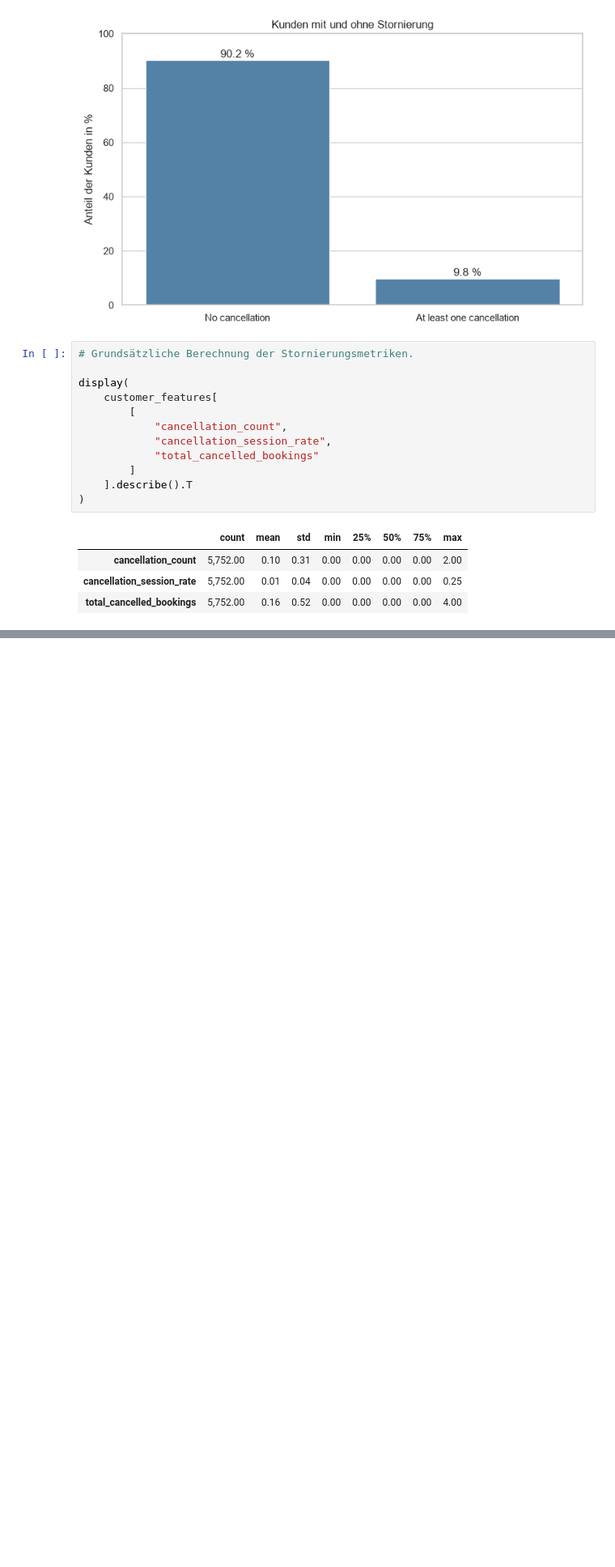
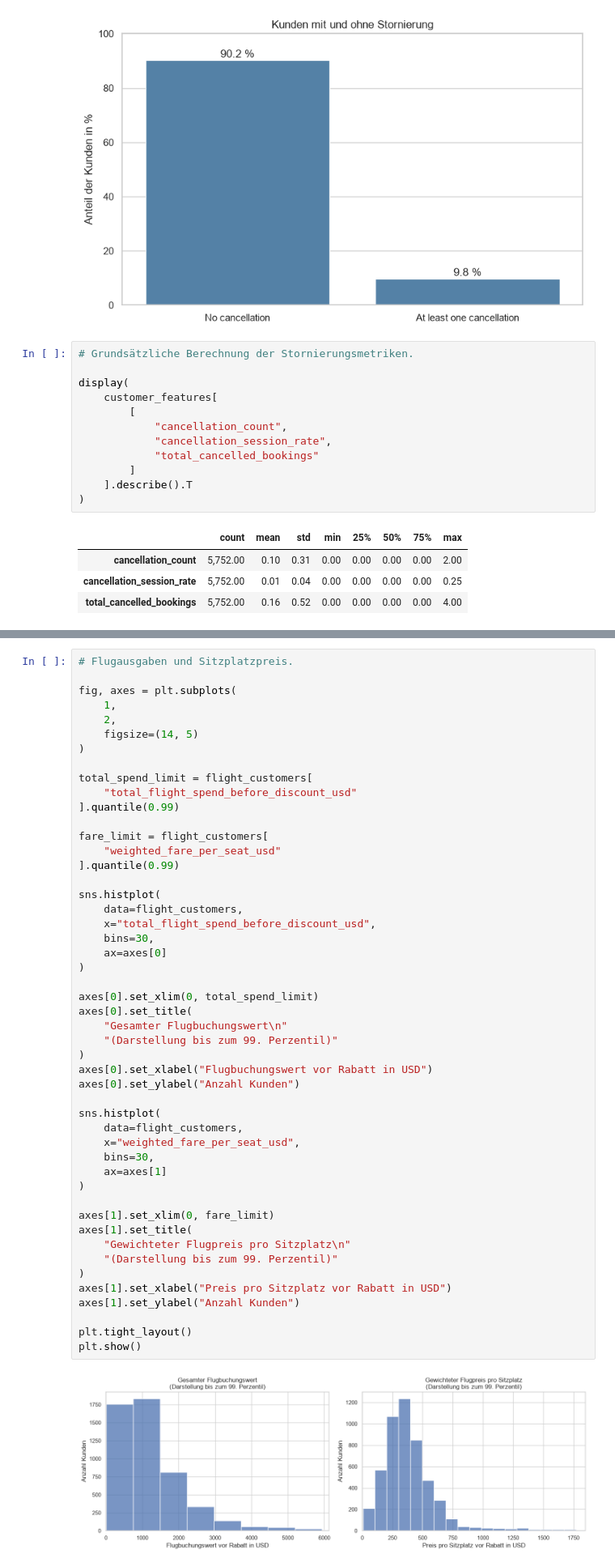
Before and after one commit to norawinkler/traveltide-customer-segmentation, a Jupyter notebook: notebooks/02_exploratory_data_analysis.ipynb, the cells around one changed output, grey strips where cells are left out. Shown at 81% size. Drawn from its saved outputs; the diff is of its cells as text; blank space fills up the shorter version.

```diff
--- a/notebooks/02_exploratory_data_analysis.ipynb
+++ b/notebooks/02_exploratory_data_analysis.ipynb
@@ -875,0 +1043,51 @@ display(
+# %%
+# Flugausgaben und Sitzplatzpreis.
+
+fig, axes = plt.subplots(
+    1,
+    2,
+    figsize=(14, 5)
+)
+
+total_spend_limit = flight_customers[
+    "total_flight_spend_before_discount_usd"
+].quantile(0.99)
+
+fare_limit = flight_customers[
+    "weighted_fare_per_seat_usd"
+].quantile(0.99)
+
+sns.histplot(
+    data=flight_customers,
+    x="total_flight_spend_before_discount_usd",
+    bins=30,
+    ax=axes[0]
+)
+
+axes[0].set_xlim(0, total_spend_limit)
+axes[0].set_title(
+    "Gesamter Flugbuchungswert\n"
+    "(Darstellung bis zum 99. Perzentil)"
+)
+axes[0].set_xlabel("Flugbuchungswert vor Rabatt in USD")
+axes[0].set_ylabel("Anzahl Kunden")
+
+sns.histplot(
+    data=flight_customers,
+    x="weighted_fare_per_seat_usd",
+    bins=30,
+    ax=axes[1]
+)
+
+axes[1].set_xlim(0, fare_limit)
+axes[1].set_title(
+    "Gewichteter Flugpreis pro Sitzplatz\n"
+    "(Darstellung bis zum 99. Perzentil)"
+)
+axes[1].set_xlabel("Preis pro Sitzplatz vor Rabatt in USD")
+axes[1].set_ylabel("Anzahl Kunden")
+
+plt.tight_layout()
+plt.show()
+# %% [output]
+[figure, added]
```
Also changed, not shown: parts of 9 cells of this notebook.
